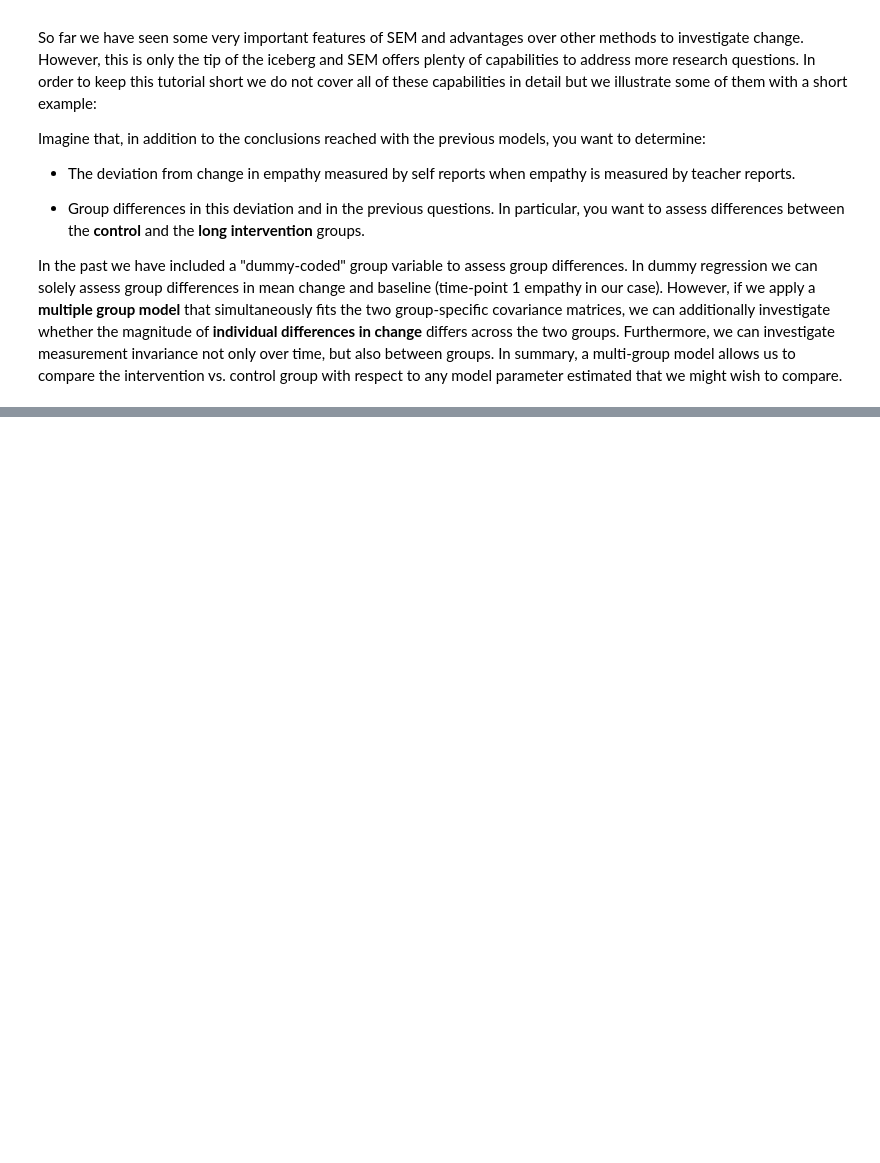
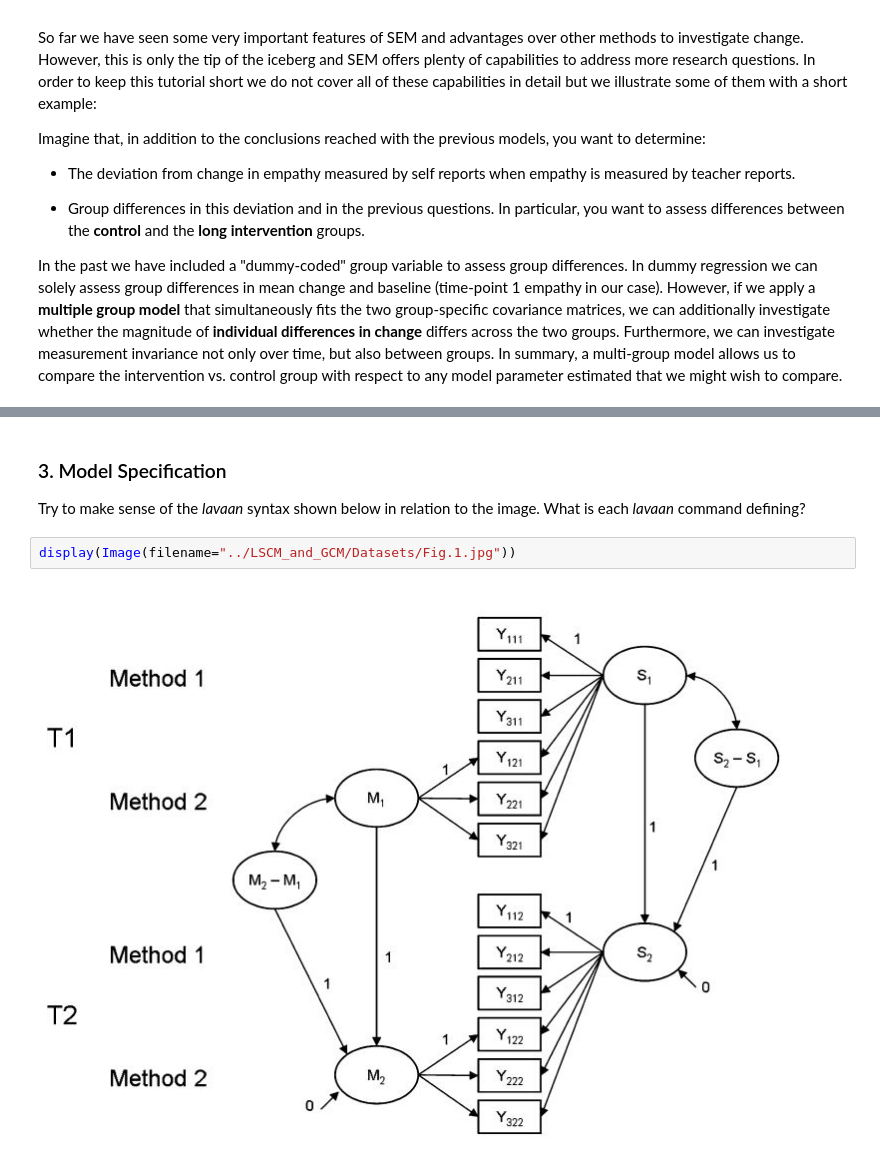
Before and after one commit to kristantodan12/psy112-ER, a Jupyter notebook: book/Seminar/LSCM_and_GCM/2_Multi-method_latent_change_score_model.ipynb, the cells around one changed output, grey strips where cells are left out. Cells and saved outputs as stored; diff of their text form; blank space fills up the shorter version.

```diff
--- a/book/Seminar/LSCM_and_GCM/2_Multi-method_latent_change_score_model.ipynb
+++ b/book/Seminar/LSCM_and_GCM/2_Multi-method_latent_change_score_model.ipynb
@@ -23,0 +49,8 @@ from semopy.means import estimate_means
+# %% [markdown]
+### 3. Model Specification
+
+Try to make sense of the *lavaan* syntax shown below in relation to the image. What is each *lavaan* command defining?
+# %%
+display(Image(filename="../LSCM_and_GCM/Datasets/Fig.1.jpg"))
+# %% [output]
+[figure, added]
```
Also changed, not shown: parts of 8 cells of this notebook, 13 other files.
